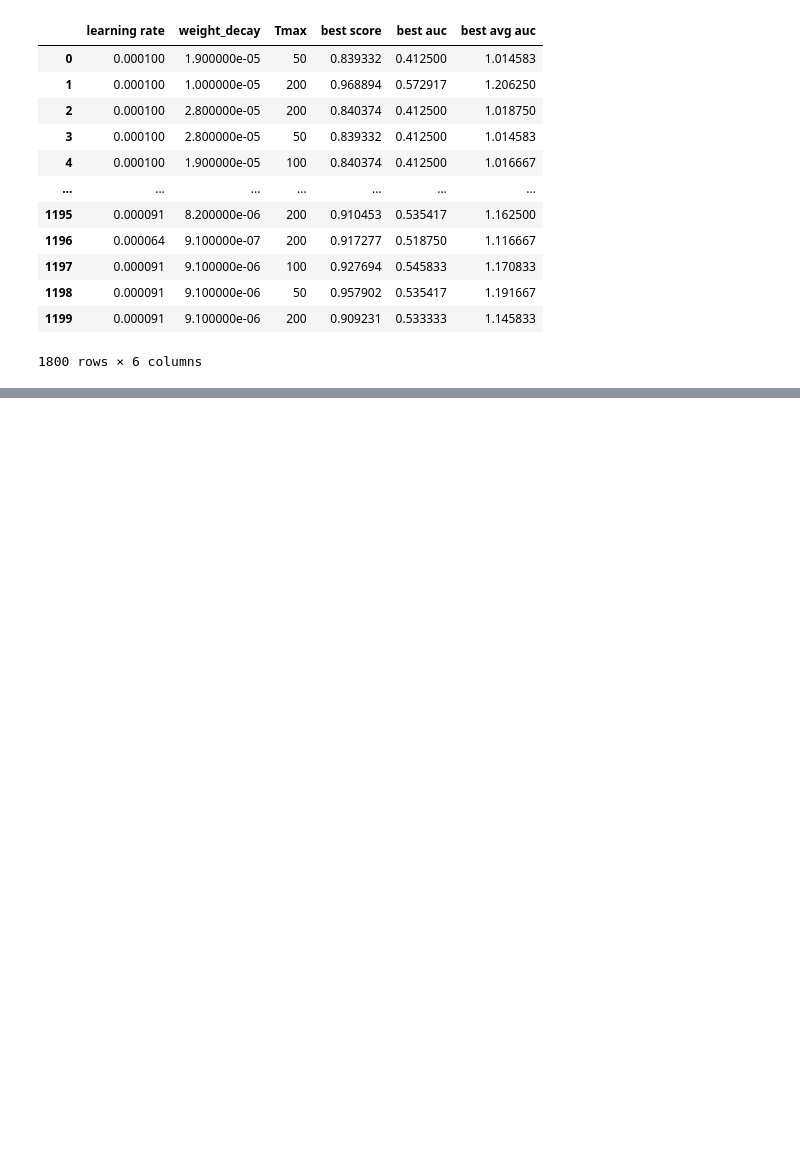
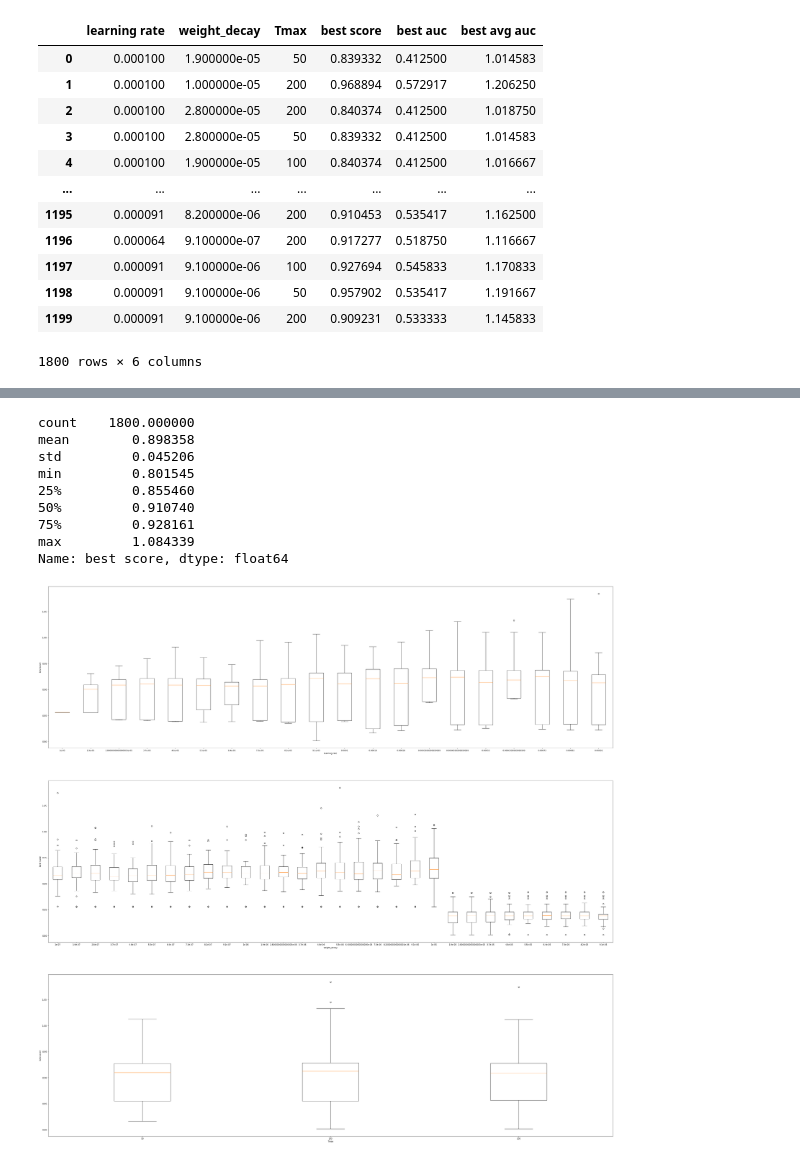
Before and after one commit to wangyh97/patho_AI, a Jupyter notebook: processing/stats_hyperparam_selection.ipynb, the cells around one changed output, grey strips where cells are left out. Saved outputs shown, nothing was run; the diff lists cells and outputs as text; code cells hidden in the pictures; blank space fills up the shorter version.

```diff
--- a/processing/stats_hyperparam_selection.ipynb
+++ b/processing/stats_hyperparam_selection.ipynb
@@ -26,0 +96,13 @@ result
+# %%
+vis_best_metrics(result, "best score")
+# %% [output]
+count    1800.000000
+mean        0.898358
+std         0.045206
+min         0.801545
+25%         0.855460
+50%         0.910740
+75%         0.928161
+max         1.084339
+Name: best score, dtype: float64
+[figure, added]
```
Also changed, not shown: parts of 22 cells of this notebook, 34 other files.
